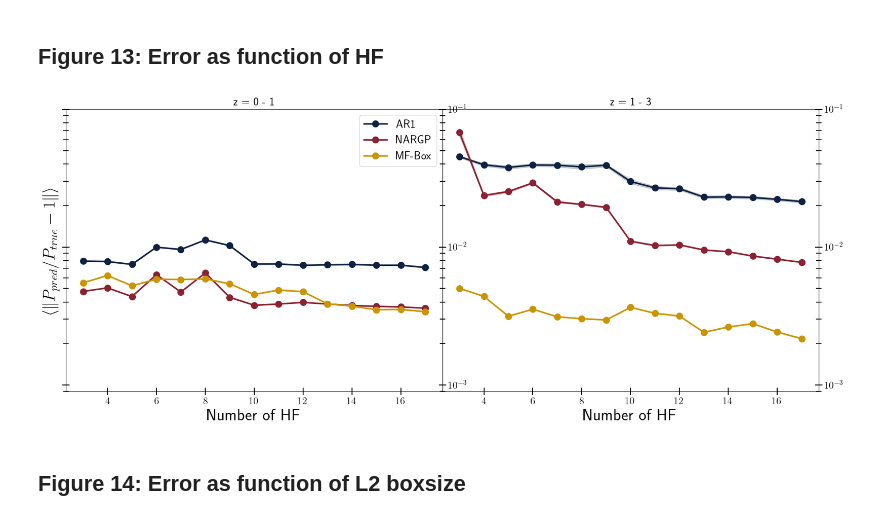
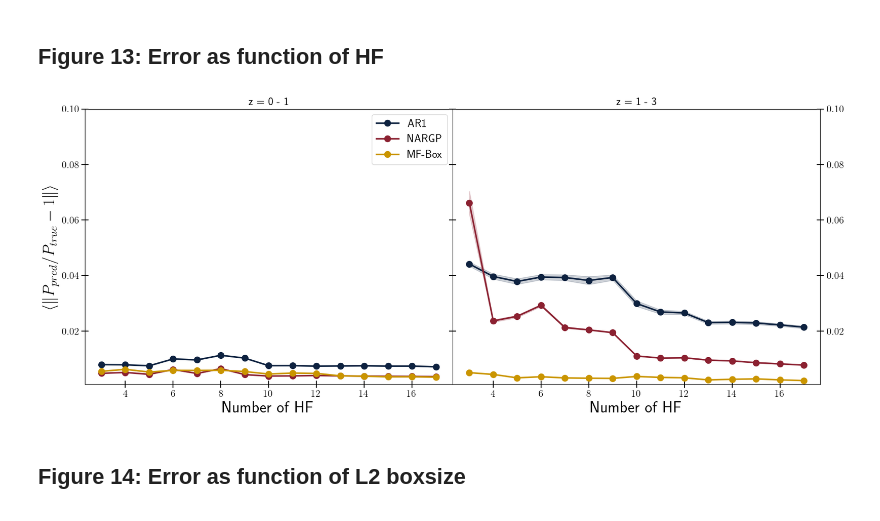
Before and after one commit to jibanCat/matter_emu_mfbox, a Jupyter notebook: notebooks/MF_figures-Copy1.ipynb, the cells around one changed output. Drawn from its saved outputs; the diff is of its cells as text; code cells hidden in the pictures.

```diff
--- a/notebooks/MF_figures-Copy1.ipynb
+++ b/notebooks/MF_figures-Copy1.ipynb
@@ -308,0 +410,2 @@ plt.show()
+# %%
+plt.style.use("dark_background")
@@ -1273,7 +1827,7 @@ plt.show()
 # %% [markdown]
 ## Figure 13: Error as function of HF
 # %%
-fig, axs = plt.subplots(figsize=(2*10.625, 8), nrows=1, ncols=2, sharey=True)
+fig, axs = plt.subplots(figsize=(2 * 10.625, 8), nrows=1, ncols=2, sharey=True)
 
 number_hf = vloaders.dgmgp_L60_H3_10_z0.num_hf
 
@@ -1281,13 +1835,13 @@ number_hf = vloaders.dgmgp_L60_H3_10_z0.num_hf
 
 # num_hf versus error
 # shape (redshifts, vary lf, test sims, k bins)
-_ar1_error_per_hf_per_test_low_z = ar1_vary_hf[:3, :, : ,:].mean(axis=(0, 3))
+_ar1_error_per_hf_per_test_low_z = ar1_vary_hf[:3, :, :, :].mean(axis=(0, 3))
 _ar1_mean_low_z = _ar1_error_per_hf_per_test_low_z.mean(axis=1)
-_ar1_std_low_z  = _ar1_error_per_hf_per_test_low_z.std(axis=1)
+_ar1_std_low_z = _ar1_error_per_hf_per_test_low_z.std(axis=1)
 axs[0].plot(
     number_hf,
     _ar1_mean_low_z,
-    'o-',
+    "o-",
     lw=2.5,
     ms=10,
     color=c_midnight,
@@ -1301,17 +1855,11 @@ axs[0].fill_between(
     alpha=0.2,
 )
 
-_nargp_error_per_hf_per_test_low_z = nargp_vary_hf[:3, :, : ,:].mean(axis=(0, 3))
+_nargp_error_per_hf_per_test_low_z = nargp_vary_hf[:3, :, :, :].mean(axis=(0, 3))
 _nargp_mean_low_z = _nargp_error_per_hf_per_test_low_z.mean(axis=1)
-_nargp_std_low_z  = _nargp_error_per_hf_per_test_low_z.std(axis=1)
+_nargp_std_low_z = _nargp_error_per_hf_per_test_low_z.std(axis=1)
 axs[0].plot(
-    number_hf,
-    _nargp_mean_low_z,
-    'o-',
-    lw=2.5,
-    ms=10,
-    color=c_flatirons,
-    label="NARGP"
+    number_hf, _nargp_mean_low_z, "o-", lw=2.5, ms=10, color=c_flatirons, label="NARGP"
 )
 axs[0].fill_between(
     number_hf,
@@ -1321,17 +1869,11 @@ axs[0].fill_between(
     alpha=0.2,
 )
 
-_dgmgp_error_per_hf_per_test_low_z = dgmgp_vary_hf[:3, :, : ,:].mean(axis=(0, 3))
+_dgmgp_error_per_hf_per_test_low_z = dgmgp_vary_hf[:3, :, :, :].mean(axis=(0, 3))
 _dgmgp_mean_low_z = _dgmgp_error_per_hf_per_test_low_z.mean(axis=1)
-_dgmgp_std_low_z  = _dgmgp_error_per_hf_per_test_low_z.std(axis=1)
+_dgmgp_std_low_z = _dgmgp_error_per_hf_per_test_low_z.std(axis=1)
 axs[0].plot(
-    number_hf,
-    _dgmgp_mean_low_z,
-    'o-',
-    lw=2.5,
-    ms=10,
-    color=c_sunshine,
-    label=mf_box
+    number_hf, _dgmgp_mean_low_z, "o-", lw=2.5, ms=10, color=c_sunshine, label=mf_box
 )
 axs[0].fill_between(
     number_hf,
@@ -1342,13 +1884,13 @@ axs[0].fill_between(
 )
 
 # Right panel
-_ar1_error_per_hf_per_test_high_z = ar1_vary_hf[3:, :, : ,:].mean(axis=(0, 3))
+_ar1_error_per_hf_per_test_high_z = ar1_vary_hf[3:, :, :, :].mean(axis=(0, 3))
 _ar1_mean_high_z = _ar1_error_per_hf_per_test_high_z.mean(axis=1)
-_ar1_std_high_z  = _ar1_error_per_hf_per_test_high_z.std(axis=1)
+_ar1_std_high_z = _ar1_error_per_hf_per_test_high_z.std(axis=1)
 axs[1].plot(
     number_hf,
     _ar1_mean_high_z,
-    'o-',
+    "o-",
     lw=2.5,
     ms=10,
     color=c_midnight,
@@ -1361,13 +1903,13 @@ axs[1].fill_between(
     alpha=0.2,
 )
 
-_nargp_error_per_hf_per_test_high_z = nargp_vary_hf[3:, :, : ,:].mean(axis=(0, 3))
+_nargp_error_per_hf_per_test_high_z = nargp_vary_hf[3:, :, :, :].mean(axis=(0, 3))
 _nargp_mean_high_z = _nargp_error_per_hf_per_test_high_z.mean(axis=1)
-_nargp_std_high_z  = _nargp_error_per_hf_per_test_high_z.std(axis=1)
+_nargp_std_high_z = _nargp_error_per_hf_per_test_high_z.std(axis=1)
 axs[1].plot(
     number_hf,
     _nargp_mean_high_z,
-    'o-',
+    "o-",
     lw=2.5,
     ms=10,
     color=c_flatirons,
@@ -1380,53 +1922,67 @@ axs[1].fill_between(
     alpha=0.2,
 )
 
-_dgmgp_error_per_hf_per_test_high_z = dgmgp_vary_hf[3:, :, : ,:].mean(axis=(0, 3))
+_dgmgp_error_per_hf_per_test_high_z = dgmgp_vary_hf[3:, :, :, :].mean(axis=(0, 3))
 _dgmgp_mean_high_z = _dgmgp_error_per_hf_per_test_high_z.mean(axis=1)
-_dgmgp_std_high_z  = _dgmgp_error_per_hf_per_test_high_z.std(axis=1)
+_dgmgp_std_high_z = _dgmgp_error_per_hf_per_test_high_z.std(axis=1)
 axs[1].plot(
     number_hf,
     _dgmgp_mean_high_z,
-    'o-',
+    "o-",
     lw=2.5,
     ms=10,
     color=c_sunshine,
 )
 axs[1].fill_between(
     number_hf,
     _dgmgp_mean_high_z - _dgmgp_std_high_z**2,
     _dgmgp_mean_high_z + _dgmgp_std_high_z**2,
     color=c_sunshine,
     alpha=0.2,
 )
 
 
-axs[0].set_xlabel('Number of HF', fontsize=26)
-axs[0].set_ylabel(r'$\langle\| P_{{pred}}/P_{{true}} - 1 \|\rangle$', fontsize=26)
-axs[0].set_yscale('log')
+axs[0].set_xlabel("Number of HF", fontsize=26)
+axs[0].set_ylabel(r"$\langle\| P_{{pred}}/P_{{true}} - 1 \|\rangle$", fontsize=26)
+# axs[0].set_yscale("log")
 axs[0].set_ylim([3e-4, 1e-1])
 
-axs[1].set_xlabel('Number of HF', fontsize=26)
+axs[1].set_xlabel("Number of HF", fontsize=26)
 # axs[1].set_ylabel(r'$\langle\| P_F^{{pred}}/P_F^{{true}} - 1 \|\rangle$', fontsize=26)
-axs[1].set_yscale('log')
+# axs[1].set_yscale("log")
 axs[1].set_ylim([9e-4, 1e-1])
 
-axs[0].tick_params(which='both', direction='inout', right=True, labelright=True, labelleft=False, length=12)
-axs[0].tick_params(which='minor', length=8)
+axs[0].tick_params(
+    which="both",
+    direction="inout",
+    right=True,
+    labelright=False,
+    labelleft=True,
+    length=12,
+)
+axs[0].tick_params(which="minor", length=8)
 
-axs[1].tick_params(which='both', direction='inout', right=True, labelright=True, labelleft=False, length=12)
-axs[1].tick_params(which='minor', length=8)
+axs[1].tick_params(
+    which="both",
+    direction="inout",
+    right=True,
+    labelright=True,
+    labelleft=False,
+    length=12,
+)
+axs[1].tick_params(which="minor", length=8)
 
 axs[0].legend()
 axs[0].set_title("z = 0 - 1")
 axs[1].set_title("z = 1 - 3")
 
-axs[0].patch.set_facecolor('none')
-axs[1].patch.set_facecolor('none')
+axs[0].patch.set_facecolor("none")
+axs[1].patch.set_facecolor("none")
 fig.subplots_adjust(hspace=0, wspace=0)
-fig.savefig(os.path.join(imgdir, "vary_hf.pdf"), bbox_inches='tight', pad_inches=0.075)
+fig.savefig(os.path.join(imgdir, "vary_hf.pdf"), bbox_inches="tight", pad_inches=0.075)
 plt.show()
 # %% [output]
-[figure, old version]
+[figure, new version]
 # %% [markdown]
 ## Figure 14: Error as function of L2 boxsize
 # %%
```
Also changed, not shown: parts of 44 cells of this notebook, 2 other files.
